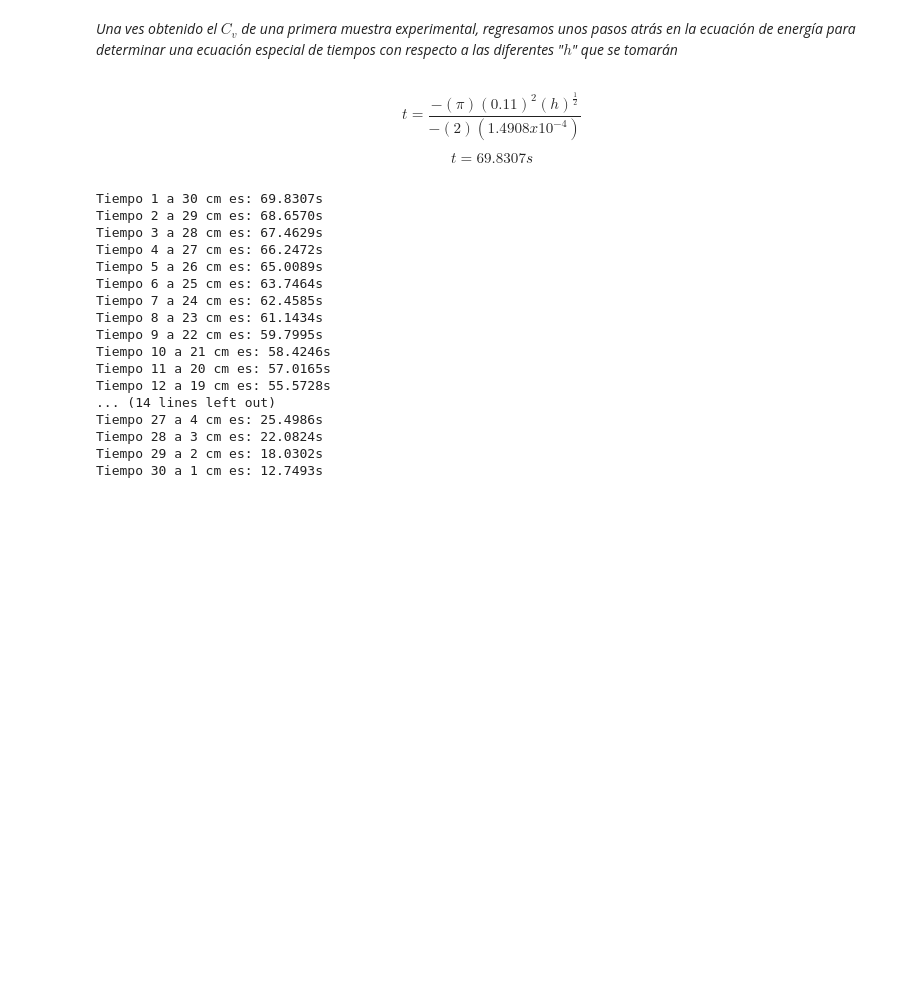
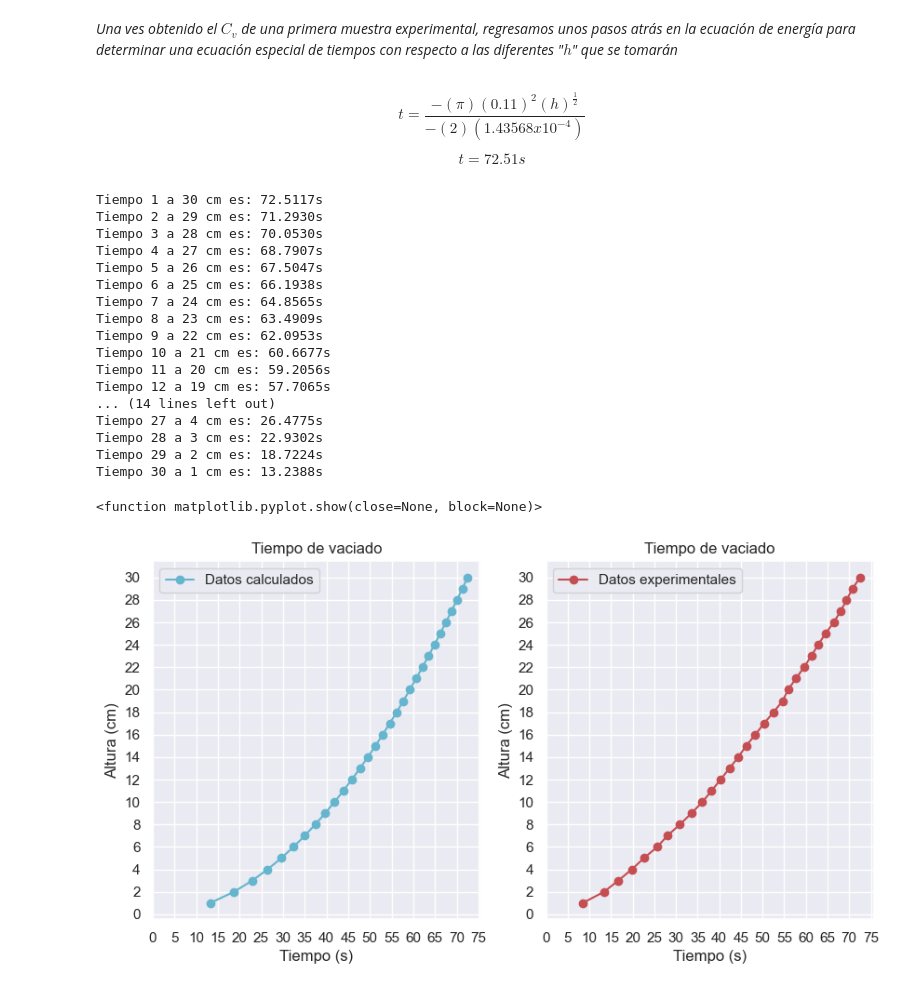
Before and after one commit to HiramTorres/Ingenieria, a Jupyter notebook: Dinamica_de_Fluidos/Practica_vaciado.ipynb, the cells around one changed output. Drawn from its saved outputs; the diff is of its cells as text; code cells hidden in the pictures; blank space fills up the shorter version.

```diff
--- a/Dinamica_de_Fluidos/Practica_vaciado.ipynb
+++ b/Dinamica_de_Fluidos/Practica_vaciado.ipynb
@@ -76,11 +76,11 @@ $$
 _Una ves obtenido el $C_v$ de una primera muestra experimental, regresamos unos pasos atrás en la ecuación de energía para determinar una ecuación especial de tiempos con respecto a las diferentes "$h$" que se tomarán_
 # %% [markdown]
 $$
-t = \frac{-(\pi)(0.11)^2(h)^{\frac{1}{2}}}{-(2)(1.4908x10^{-4})}
+t = \frac{-(\pi)(0.11)^2(h)^{\frac{1}{2}}}{-(2)(1.43568x10^{-4})}
 $$
 
 $$
-t = 69.8307 s
+t = 72.51 s
 $$
 # %%
 import math
@@ -93,23 +93,23 @@ sns.set_theme(style="darkgrid")
 # Datos calculados de vaciado
 datoscal = []
 for a,h in enumerate(range(30,0,-1)):
-  print(f"Tiempo {a+1} a {h} cm es: {((math.pi)*(0.11**2)*((h/100)**(1/2)))/((2)*(1.4908*10**(-4))):.4f}s")
-  datoscal.append(((math.pi)*(0.11**2)*((h/100)**(1/2)))/((2)*(1.4908*10**(-4))))
+  print(f"Tiempo {a+1} a {h} cm es: {((math.pi)*(0.11**2)*((h/100)**(1/2)))/((2)*(1.43568*10**(-4))):.4f}s")
+  datoscal.append(((math.pi)*(0.11**2)*((h/100)**(1/2)))/((2)*(1.43568*10**(-4))))
 # %% [output]
-Tiempo 1 a 30 cm es: 69.8307s
-Tiempo 2 a 29 cm es: 68.6570s
-Tiempo 3 a 28 cm es: 67.4629s
-Tiempo 4 a 27 cm es: 66.2472s
-Tiempo 5 a 26 cm es: 65.0089s
-Tiempo 6 a 25 cm es: 63.7464s
-Tiempo 7 a 24 cm es: 62.4585s
-Tiempo 8 a 23 cm es: 61.1434s
-Tiempo 9 a 22 cm es: 59.7995s
-Tiempo 10 a 21 cm es: 58.4246s
-Tiempo 11 a 20 cm es: 57.0165s
-Tiempo 12 a 19 cm es: 55.5728s
+Tiempo 1 a 30 cm es: 72.5117s
+Tiempo 2 a 29 cm es: 71.2930s
+Tiempo 3 a 28 cm es: 70.0530s
+Tiempo 4 a 27 cm es: 68.7907s
+Tiempo 5 a 26 cm es: 67.5047s
+Tiempo 6 a 25 cm es: 66.1938s
+Tiempo 7 a 24 cm es: 64.8565s
+Tiempo 8 a 23 cm es: 63.4909s
+Tiempo 9 a 22 cm es: 62.0953s
+Tiempo 10 a 21 cm es: 60.6677s
+Tiempo 11 a 20 cm es: 59.2056s
+Tiempo 12 a 19 cm es: 57.7065s
 ... (14 lines left out)
-Tiempo 27 a 4 cm es: 25.4986s
-Tiempo 28 a 3 cm es: 22.0824s
-Tiempo 29 a 2 cm es: 18.0302s
-Tiempo 30 a 1 cm es: 12.7493s
+Tiempo 27 a 4 cm es: 26.4775s
+Tiempo 28 a 3 cm es: 22.9302s
+Tiempo 29 a 2 cm es: 18.7224s
+Tiempo 30 a 1 cm es: 13.2388s
@@ -116 +121,21 @@ Tiempo 30 a 1 cm es: 12.7493s
+# %%
+fig, ax = plt.subplots(1,2, figsize=(10,5))
+ax[0].plot(data,range(1,31,1), color='c', marker='o')
+ax[0].set_title("Tiempo de vaciado")
+ax[0].set_xlabel("Tiempo (s)")
+ax[0].set_ylabel("Altura (cm)")
+ax[0].legend(["Datos calculados"], loc='upper left')
+ax[0].set_xticks(range(0,80,5))
+ax[0].set_yticks(range(0,32,2))
+ax[1].plot(dataexp,range(1,31,1), color='r', marker='o')
+ax[1].set_title("Tiempo de vaciado")
+ax[1].set_xlabel("Tiempo (s)")
+ax[1].set_ylabel("Altura (cm)")
+ax[1].legend(["Datos experimentales"], loc='upper left')
+ax[1].set_xticks(range(0,80,5))
+ax[1].set_yticks(range(0,32,2))
+plt.show
+# %% [output]
+<function matplotlib.pyplot.show(close=None, block=None)>
+[figure, added]
 # %%
```
Also changed, not shown: parts of 3 cells of this notebook, 1 other file.
